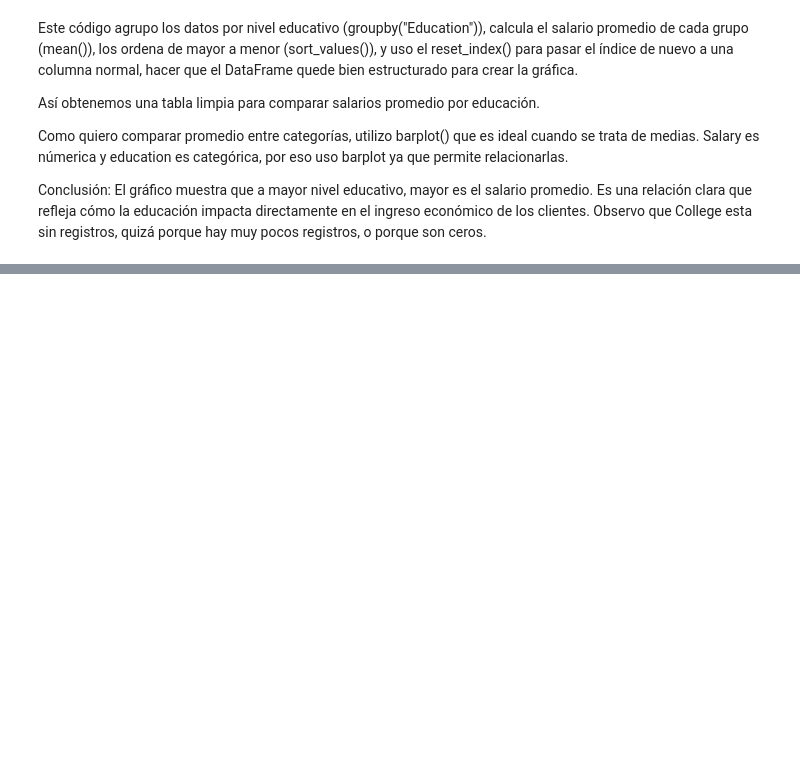
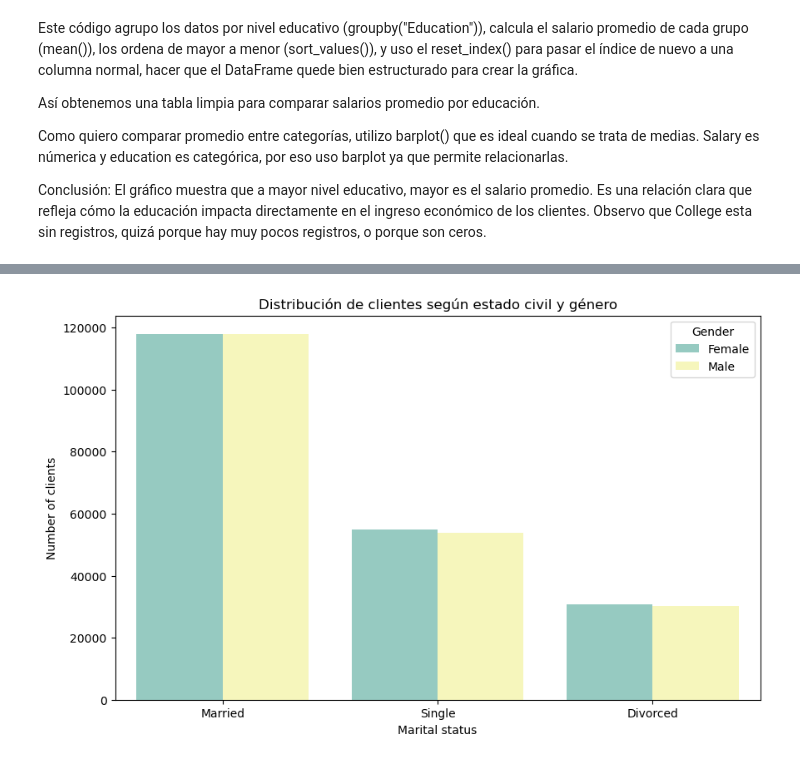
Before and after one commit to Adalab/bda-modulo-3-evaluacion-final-CristinaMSF, a Jupyter notebook: evaluacion_3.ipynb, the cells around one changed output, grey strips where cells are left out. Drawn from its saved outputs; the diff is of its cells as text; code cells hidden in the pictures; blank space fills up the shorter version.

```diff
--- a/evaluacion_3.ipynb
+++ b/evaluacion_3.ipynb
@@ -691,0 +715,11 @@ El gráfico muestra que a mayor nivel educativo, mayor es el salario promedio. E
+# %%
+plt.figure(figsize=(10, 6))
+sns.countplot(data=df_cleaned, x="Marital Status", hue="Gender", palette="Set3")
+
+plt.title("Distribución de clientes según estado civil y género")
+plt.xlabel("Marital status")
+plt.ylabel("Number of clients")
+plt.legend(title="Gender")
+plt.show()
+# %% [output]
+[figure, added]
```
Also changed, not shown: parts of 19 cells of this notebook.
